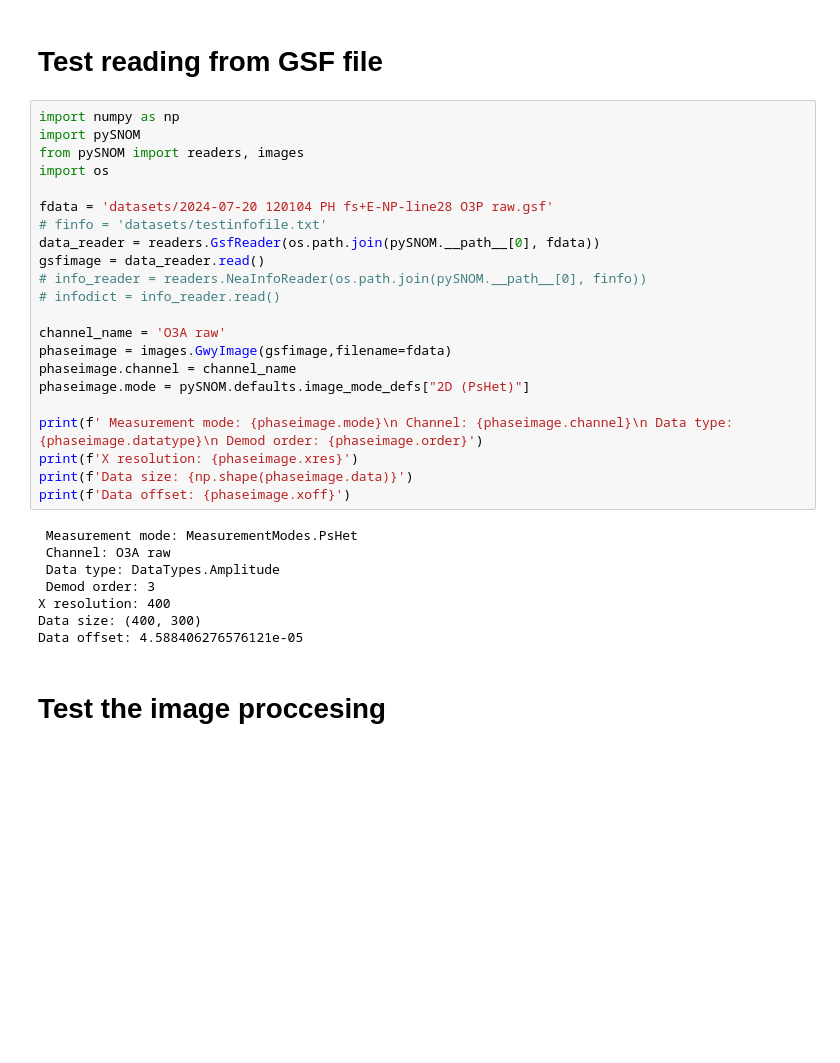
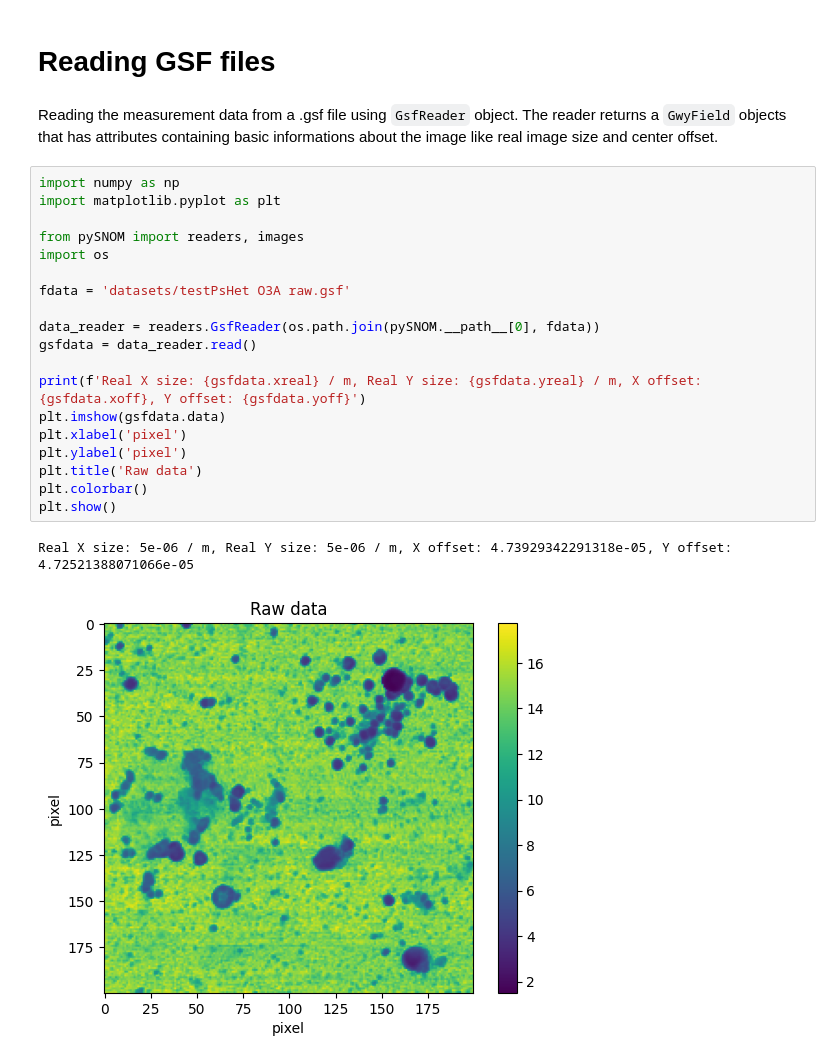
Before and after one commit to ngergihun/pySNOM, a Jupyter notebook: pySNOM/examples/imageprocess.ipynb, the cells around one changed output. Cells and saved outputs as stored; diff of their text form; blank space fills up the shorter version.

```diff
--- a/pySNOM/examples/imageprocess.ipynb
+++ b/pySNOM/examples/imageprocess.ipynb
@@ -1,34 +1,26 @@
-# %% [markdown]
-# Test reading from GSF file
-# %%
-import numpy as np
-import pySNOM
-from pySNOM import readers, images
-import os
-
-fdata = 'datasets/2024-07-20 120104 PH fs+E-NP-line28 O3P raw.gsf'
-# finfo = 'datasets/testinfofile.txt'
-data_reader = readers.GsfReader(os.path.join(pySNOM.__path__[0], fdata))
-gsfimage = data_reader.read()
-# info_reader = readers.NeaInfoReader(os.path.join(pySNOM.__path__[0], finfo))
-# infodict = info_reader.read()
-
-channel_name = 'O3A raw'
-phaseimage = images.GwyImage(gsfimage,filename=fdata)
-phaseimage.channel = channel_name
-phaseimage.mode = pySNOM.defaults.image_mode_defs["2D (PsHet)"]
-
-print(f' Measurement mode: {phaseimage.mode}\n Channel: {phaseimage.channel}\n Data type: {phaseimage.datatype}\n Demod order: {phaseimage.order}')
-print(f'X resolution: {phaseimage.xres}')
-print(f'Data size: {np.shape(phaseimage.data)}')
-print(f'Data offset: {phaseimage.xoff}')
-# %% [output]
- Measurement mode: MeasurementModes.PsHet
- Channel: O3A raw
- Data type: DataTypes.Amplitude
- Demod order: 3
-X resolution: 400
-Data size: (400, 300)
-Data offset: 4.588406276576121e-05
-# %% [markdown]
-# Test the image proccesing
+# %% [markdown]
+# Reading GSF files
+# %% [markdown]
+Reading the measurement data from a .gsf file using `GsfReader` object. The reader returns a `GwyField` objects that has attributes containing basic informations about the image like real image size and center offset.
+# %%
+import numpy as np
+import matplotlib.pyplot as plt
+
+from pySNOM import readers, images
+import os
+
+fdata = 'datasets/testPsHet O3A raw.gsf'
+
+data_reader = readers.GsfReader(os.path.join(pySNOM.__path__[0], fdata))
+gsfdata = data_reader.read()
+
+print(f'Real X size: {gsfdata.xreal} / m, Real Y size: {gsfdata.yreal} / m, X offset: {gsfdata.xoff}, Y offset: {gsfdata.yoff}')
+plt.imshow(gsfdata.data)
+plt.xlabel('pixel')
+plt.ylabel('pixel')
+plt.title('Raw data')
+plt.colorbar()
+plt.show()
+# %% [output]
+Real X size: 5e-06 / m, Real Y size: 5e-06 / m, X offset: 4.73929342291318e-05, Y offset: 4.72521388071066e-05
+[figure, added]
```
Also changed, not shown: parts of 12 cells of this notebook, 8 other files.
